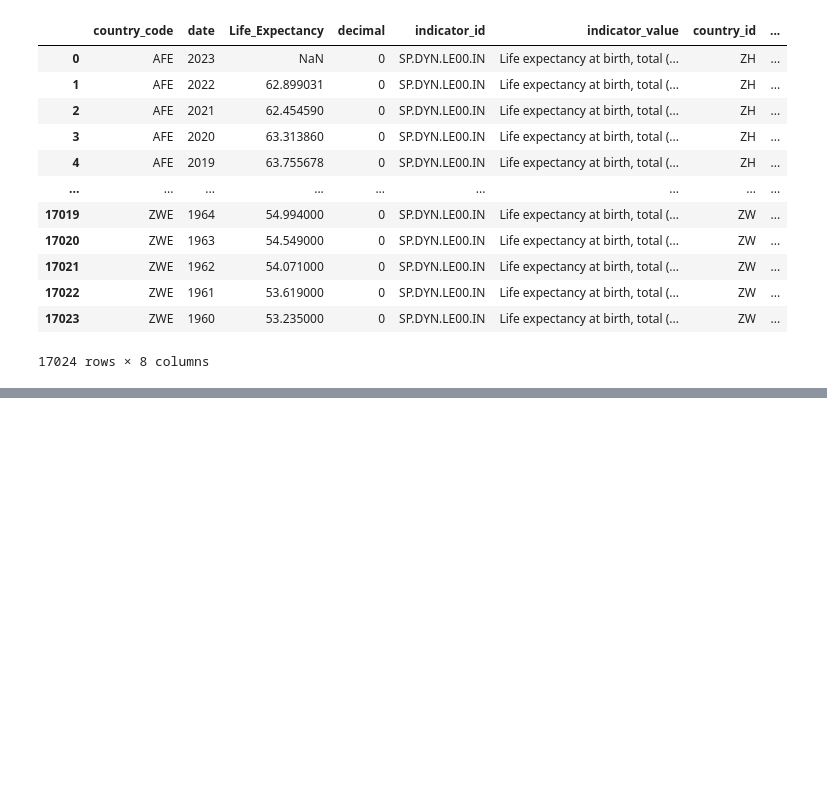
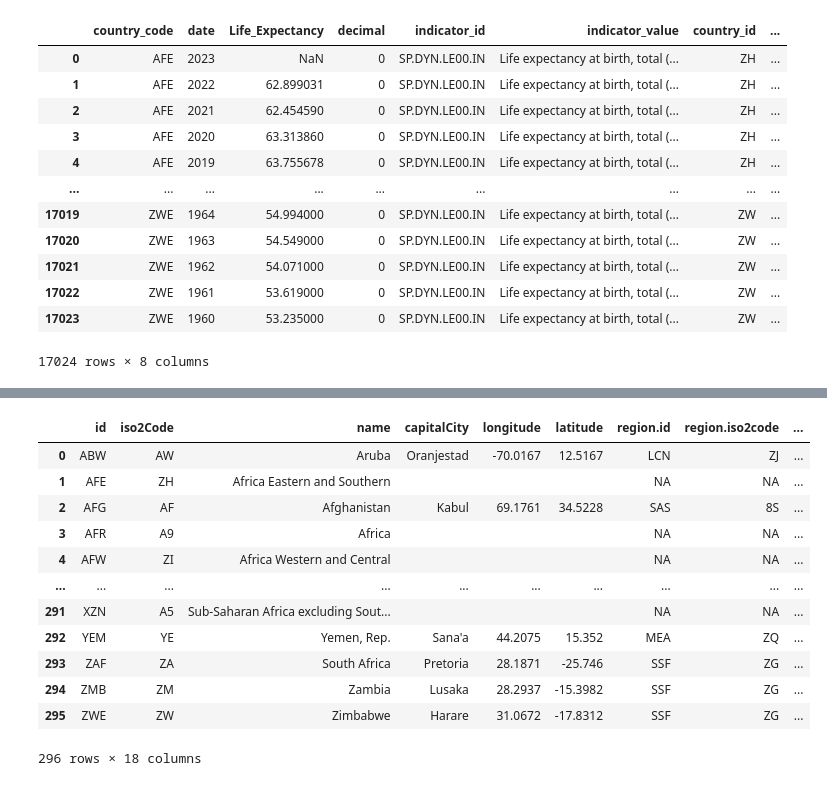
Before and after one commit to nss-data-science-cohort-8/api-exercise-msmith89-wq, a Jupyter notebook: notebooks/API Exercise.ipynb, the cells around one changed output, grey strips where cells are left out. Drawn from its saved outputs; the diff is of its cells as text; code cells hidden in the pictures; blank space fills up the shorter version.

```diff
--- a/notebooks/API Exercise.ipynb
+++ b/notebooks/API Exercise.ipynb
@@ -179,0 +202,6 @@ leres
+# %%
+endpointcountries = 'https://api.worldbank.org/v2/country/all?format=json'
+params = {'per_page': 296}
+response = requests.get(endpointcountries, params = params)
+# %%
+countres = response.json()
@@ -179,0 +228,18 @@ leres
+# %%
+countres_df = pd.json_normalize(countres[1])
+# %%
+countres_df
+# %% [output]
+|  | id | iso2Code | name | capitalCity | longitude | latitude | region.id | region.iso2code | ... |
+| 0 | ABW | AW | Aruba | Oranjestad | -70.0167 | 12.5167 | LCN | ZJ | ... |
+| 1 | AFE | ZH | Africa Eastern and Southern |  |  |  | NA | NA | ... |
+| 2 | AFG | AF | Afghanistan | Kabul | 69.1761 | 34.5228 | SAS | 8S | ... |
+| 3 | AFR | A9 | Africa |  |  |  | NA | NA | ... |
+| 4 | AFW | ZI | Africa Western and Central |  |  |  | NA | NA | ... |
+| ... | ... | ... | ... | ... | ... | ... | ... | ... | ... |
+| 291 | XZN | A5 | Sub-Saharan Africa excluding Sout... |  |  |  | NA | NA | ... |
+| 292 | YEM | YE | Yemen, Rep. | Sana'a | 44.2075 | 15.352 | MEA | ZQ | ... |
+| 293 | ZAF | ZA | South Africa | Pretoria | 28.1871 | -25.746 | SSF | ZG | ... |
+| 294 | ZMB | ZM | Zambia | Lusaka | 28.2937 | -15.3982 | SSF | ZG | ... |
+| 295 | ZWE | ZW | Zimbabwe | Harare | 31.0672 | -17.8312 | SSF | ZG | ... |
+296 rows × 18 columns
```
Also changed, not shown: parts of 14 cells of this notebook.
